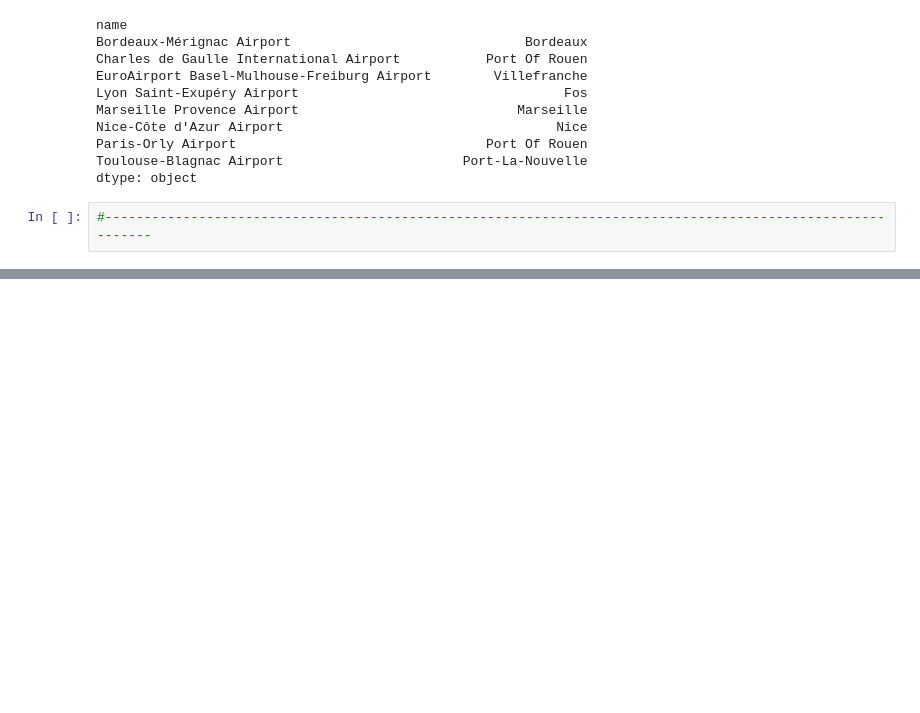
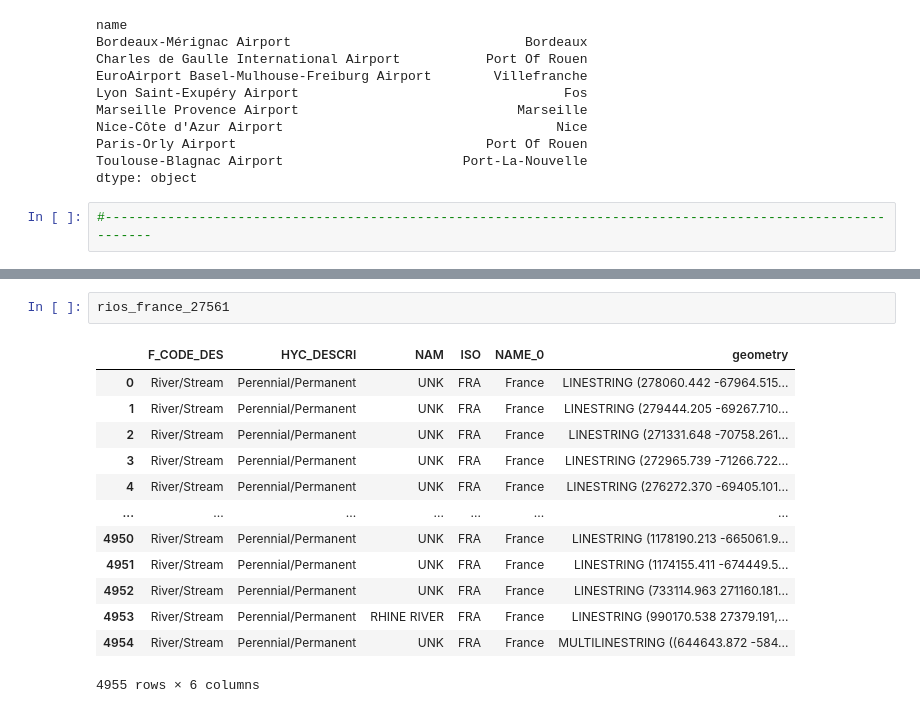
Before and after one commit to GaliaGabrielaG/distancias, a Jupyter notebook: distancias.ipynb, the cells around one changed output, grey strips where cells are left out. Cells and saved outputs as stored; diff of their text form; blank space fills up the shorter version.

```diff
--- a/distancias.ipynb
+++ b/distancias.ipynb
@@ -271,0 +281,16 @@ NameError: name 'rivers' is not defined
+# %%
+rios_france_27561
+# %% [output]
+|  | F_CODE_DES | HYC_DESCRI | NAM | ISO | NAME_0 | geometry |
+| 0 | River/Stream | Perennial/Permanent | UNK | FRA | France | LINESTRING (278060.442 -67964.515... |
+| 1 | River/Stream | Perennial/Permanent | UNK | FRA | France | LINESTRING (279444.205 -69267.710... |
+| 2 | River/Stream | Perennial/Permanent | UNK | FRA | France | LINESTRING (271331.648 -70758.261... |
+| 3 | River/Stream | Perennial/Permanent | UNK | FRA | France | LINESTRING (272965.739 -71266.722... |
+| 4 | River/Stream | Perennial/Permanent | UNK | FRA | France | LINESTRING (276272.370 -69405.101... |
+| ... | ... | ... | ... | ... | ... | ... |
+| 4950 | River/Stream | Perennial/Permanent | UNK | FRA | France | LINESTRING (1178190.213 -665061.9... |
+| 4951 | River/Stream | Perennial/Permanent | UNK | FRA | France | LINESTRING (1174155.411 -674449.5... |
+| 4952 | River/Stream | Perennial/Permanent | UNK | FRA | France | LINESTRING (733114.963 271160.181... |
+| 4953 | River/Stream | Perennial/Permanent | RHINE RIVER | FRA | France | LINESTRING (990170.538 27379.191,... |
+| 4954 | River/Stream | Perennial/Permanent | UNK | FRA | France | MULTILINESTRING ((644643.872 -584... |
+4955 rows × 6 columns
```
Also changed, not shown: parts of 5 cells of this notebook, 9 other files.
